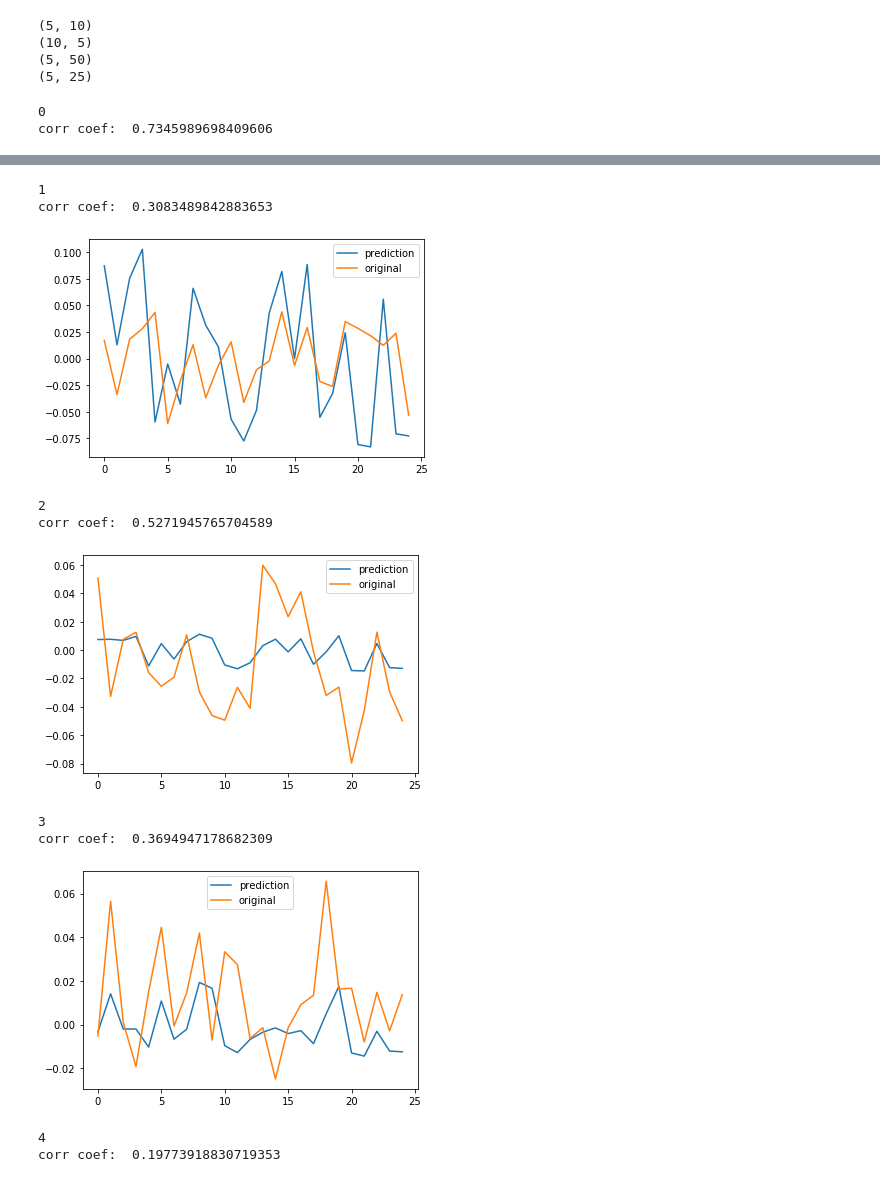
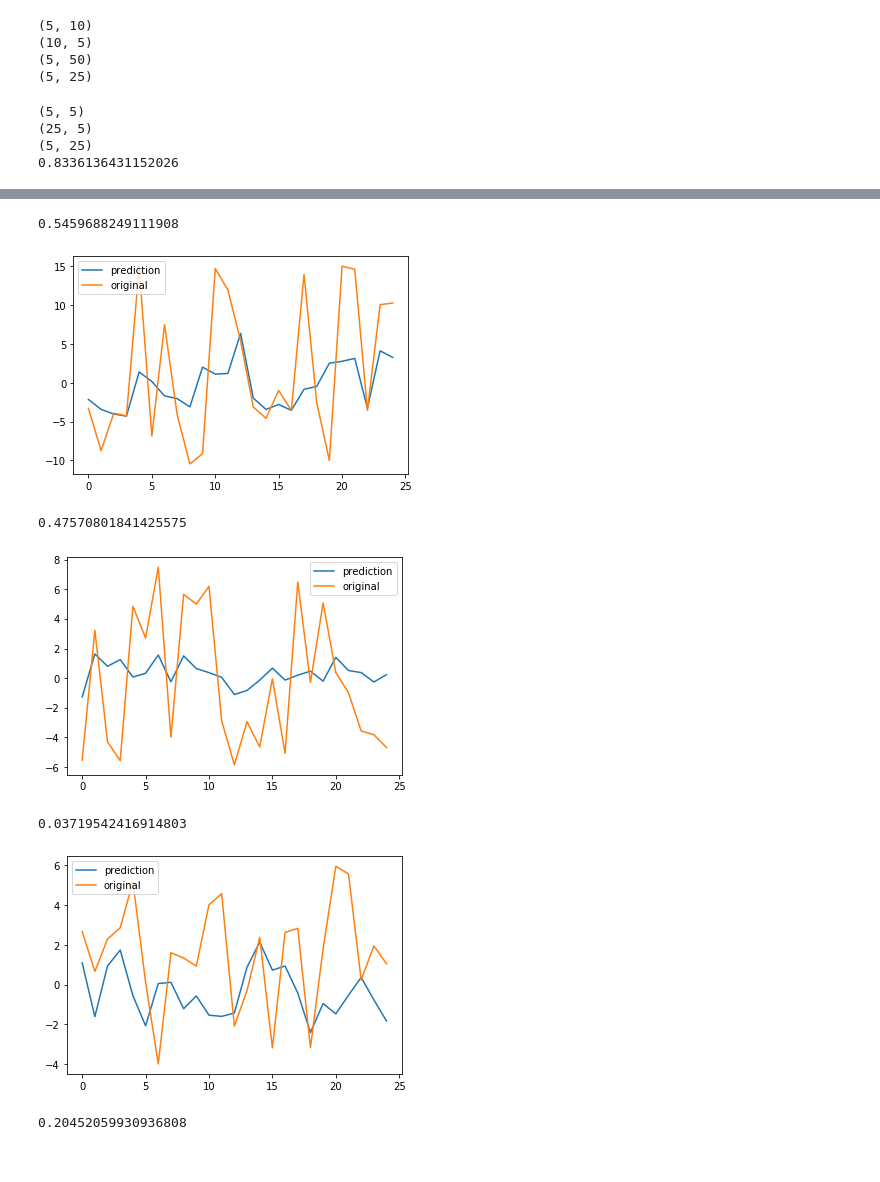
Before and after one commit to mariakesa/ConnectedLizards_NeuroMatch2020, a Jupyter notebook: NoteBookForMatthewClean.ipynb, the cells around one changed output, grey strips where cells are left out. Cells and saved outputs as stored; diff of their text form; code cells hidden in the pictures.

```diff
--- a/NoteBookForMatthewClean.ipynb
+++ b/NoteBookForMatthewClean.ipynb
@@ -77,7 +77,7 @@ print(front_train.shape)
 # %%
 pca_mid=PCA(n_components=5)
 pca_frontal=PCA(n_components=10)
-pca_beh=PCA(n_components=10)
+pca_beh=PCA(n_components=5)
 
 pcs_mid=pca_mid.fit_transform(mid_train)
 pcs_front=pca_frontal.fit_transform(front_train)
@@ -291,22 +286,26 @@ print(projection_onto_nullspace_test.shape)
 (5, 50)
 (5, 25)
 # %%
-def ridge_nullspace(projection_onto_nullspace_train,projection_onto_nullspace_test,pcs_beh,pcs_beh_test,alpha=0.1):
+def ridge_nullspace(projection_onto_nullspace_train,projection_onto_nullspace_test,pcs_beh,pcs_beh_test,alpha=0.01):
     ridge_null=Ridge(alpha)
-    ridge_null.fit(pcs_beh,projection_onto_nullspace.T)
-    pred_beh=ridge_null.coef_@pcs_beh_test.T
-    actual=projection_onto_nullspace_test
-
-    for j in range(0,pred_beh.shape[0]):
-        print(j)
-        print('corr coef: ', np.corrcoef(pred_beh[j,:],actual[j,:])[0,1])
+    ridge_null.fit(projection_onto_nullspace_train.T,pcs_beh)
+    print(ridge_null.coef_.shape)
+    print(pcs_beh_test.shape)
+    print(projection_onto_nullspace_test.shape)
+    pred_beh=ridge_null.coef_@projection_onto_nullspace_test
+    actual=pcs_beh_test.T
+    for j in range(0,5):
+        print(np.corrcoef(pred_beh[j,:],actual[j,:])[0,1])
         plt.plot(pred_beh[j,:],label='prediction')
         plt.plot(actual[j,:],label='original')
         plt.legend()
         plt.show()
 
 
+
 ridge_nullspace(projection_onto_nullspace_train,projection_onto_nullspace_test,pcs_beh,pcs_beh_test)
 # %% [output]
-0
-corr coef:  0.7345989698409606
+(5, 5)
+(25, 5)
+(5, 25)
+0.8336136431152026
@@ -314,11 +313,7 @@ corr coef:  0.7345989698409606
-1
-corr coef:  0.3083489842883653
+0.5459688249111908
-[figure, old version]
+[figure, new version]
-2
-corr coef:  0.5271945765704589
+0.47570801841425575
-[figure, old version]
+[figure, new version]
-3
-corr coef:  0.3694947178682309
+0.03719542416914803
-[figure, old version]
+[figure, new version]
-4
-corr coef:  0.19773918830719353
+0.20452059930936808
```
Also changed, not shown: parts of 6 cells of this notebook.
